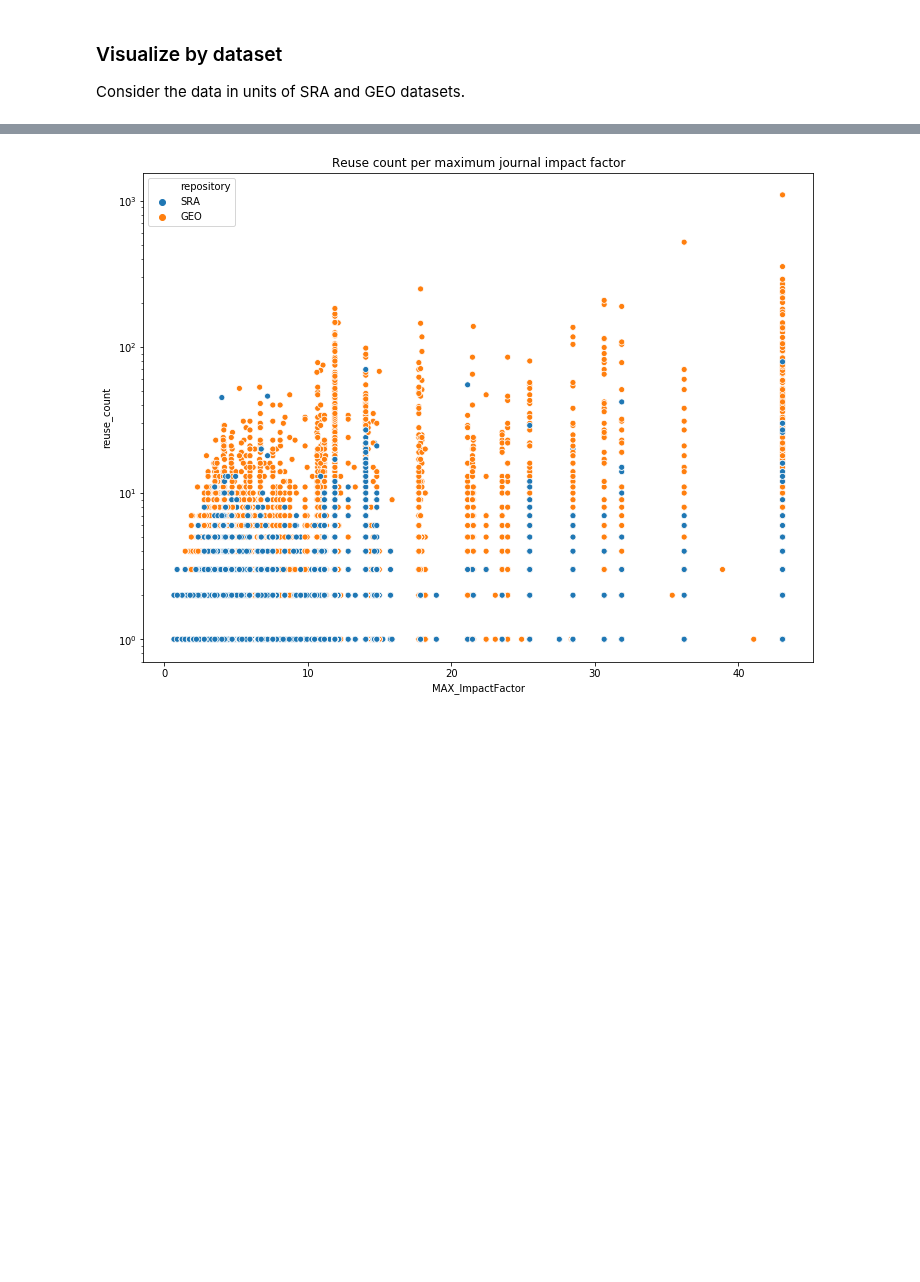
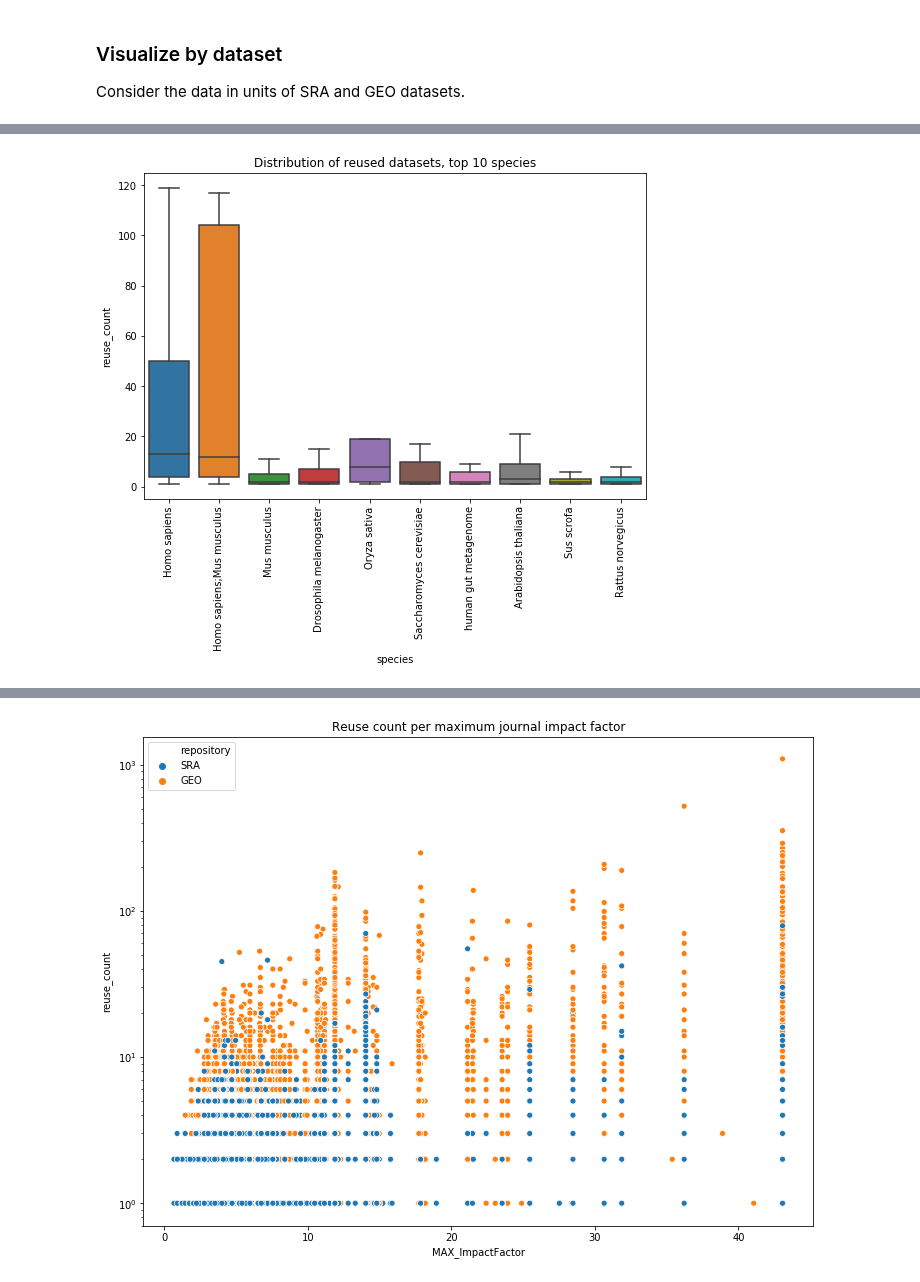
Before and after one commit to smangul1/data_reusability, a Jupyter notebook: jupyter_notebooks/visualize_data.ipynb, the cells around one changed output, grey strips where cells are left out. Cells and saved outputs as stored; diff of their text form; code cells hidden in the pictures; blank space fills up the shorter version.

```diff
--- a/jupyter_notebooks/visualize_data.ipynb
+++ b/jupyter_notebooks/visualize_data.ipynb
@@ -381 +388,12 @@ plt.show()
+# %%
+fig, ax = plt.subplots(figsize=fig_dims)
+s = sns.boxplot(data = accs_top_spec.loc[accs_top_spec['reuse_count'] > 0, :],
+                x = 'species', y = 'reuse_count', showfliers = False, ax = ax)
+# s.set(yscale = 'log')
+s.set_xticklabels(s.get_xticklabels(), rotation = 90)
+title = "Distribution of reused datasets, top " + str(NUM_TOPSPECIES) + " species"
+ax.set_title(title)
+plt.show()
+# %% [output]
+[figure, added]
 # %%
```
Also changed, not shown: parts of 19 cells of this notebook, 14 other files.
